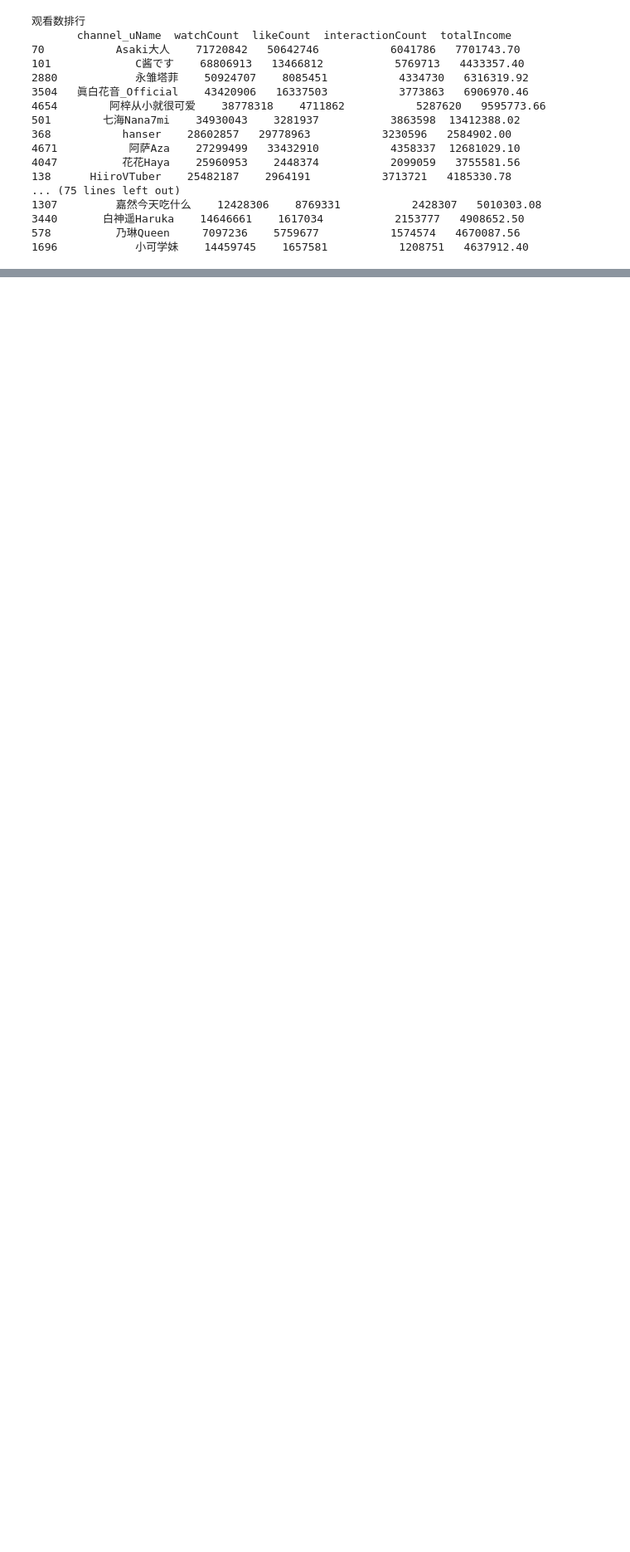
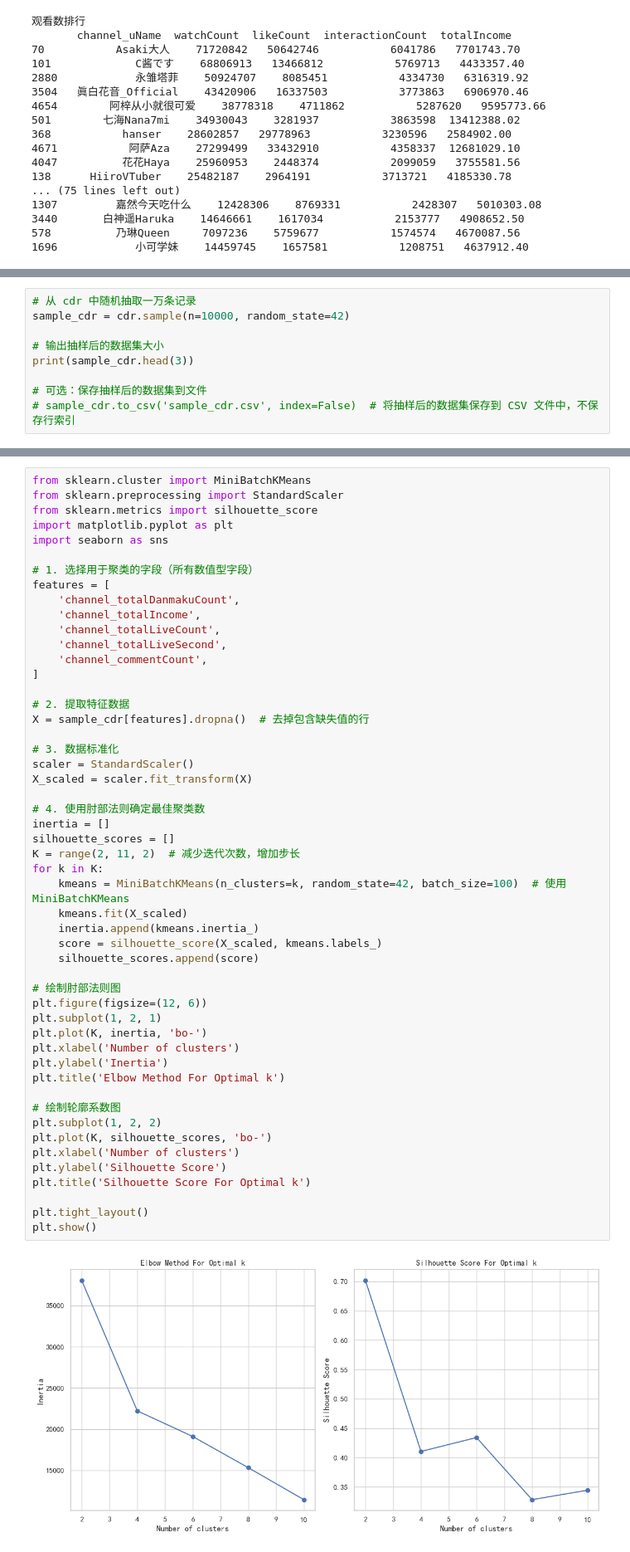
Before and after one commit to markbang/algo, a Jupyter notebook: vup_data_mining_final.ipynb, the cells around one changed output, grey strips where cells are left out. Shown at 83% size. Cells and saved outputs as stored; diff of their text form; blank space fills up the shorter version.

```diff
--- a/vup_data_mining_final.ipynb
+++ b/vup_data_mining_final.ipynb
@@ -361,0 +480,9 @@ plt.show()
+# %%
+# 从 cdr 中随机抽取一万条记录
+sample_cdr = cdr.sample(n=10000, random_state=42)
+
+# 输出抽样后的数据集大小
+print(sample_cdr.head(3))
+
+# 可选：保存抽样后的数据集到文件
+# sample_cdr.to_csv('sample_cdr.csv', index=False)  # 将抽样后的数据集保存到 CSV 文件中，不保存行索引
@@ -361,0 +507,53 @@ plt.show()
+# %%
+from sklearn.cluster import MiniBatchKMeans
+from sklearn.preprocessing import StandardScaler
+from sklearn.metrics import silhouette_score
+import matplotlib.pyplot as plt
+import seaborn as sns
+
+# 1. 选择用于聚类的字段（所有数值型字段）
+features = [
+    'channel_totalDanmakuCount',
+    'channel_totalIncome',
+    'channel_totalLiveCount',
+    'channel_totalLiveSecond',
+    'channel_commentCount',
+]
+
+# 2. 提取特征数据
+X = sample_cdr[features].dropna()  # 去掉包含缺失值的行
+
+# 3. 数据标准化
+scaler = StandardScaler()
+X_scaled = scaler.fit_transform(X)
+
+# 4. 使用肘部法则确定最佳聚类数
+inertia = []
+silhouette_scores = []
+K = range(2, 11, 2)  # 减少迭代次数，增加步长
+for k in K:
+    kmeans = MiniBatchKMeans(n_clusters=k, random_state=42, batch_size=100)  # 使用 MiniBatchKMeans
+    kmeans.fit(X_scaled)
+    inertia.append(kmeans.inertia_)
+    score = silhouette_score(X_scaled, kmeans.labels_)
+    silhouette_scores.append(score)
+
+# 绘制肘部法则图
+plt.figure(figsize=(12, 6))
+plt.subplot(1, 2, 1)
+plt.plot(K, inertia, 'bo-')
+plt.xlabel('Number of clusters')
+plt.ylabel('Inertia')
+plt.title('Elbow Method For Optimal k')
+
+# 绘制轮廓系数图
+plt.subplot(1, 2, 2)
+plt.plot(K, silhouette_scores, 'bo-')
+plt.xlabel('Number of clusters')
+plt.ylabel('Silhouette Score')
+plt.title('Silhouette Score For Optimal k')
+
+plt.tight_layout()
+plt.show()
+# %% [output]
+[figure, added]
```
Also changed, not shown: parts of 26 cells of this notebook, 1 other file.
